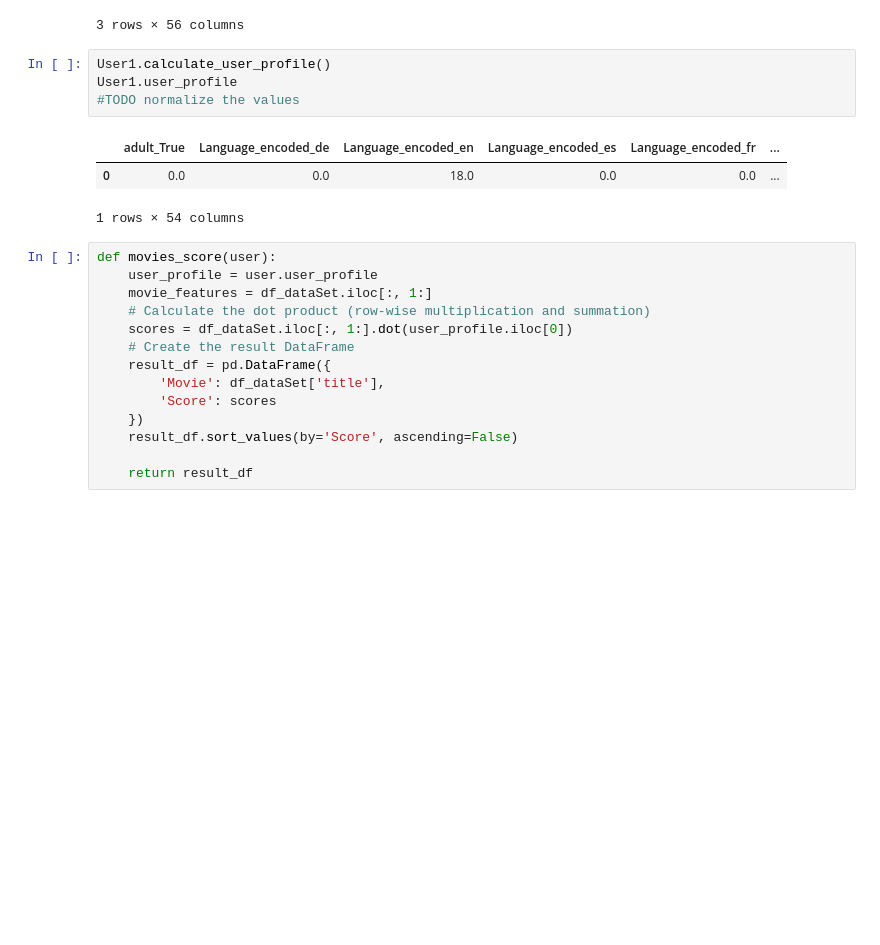
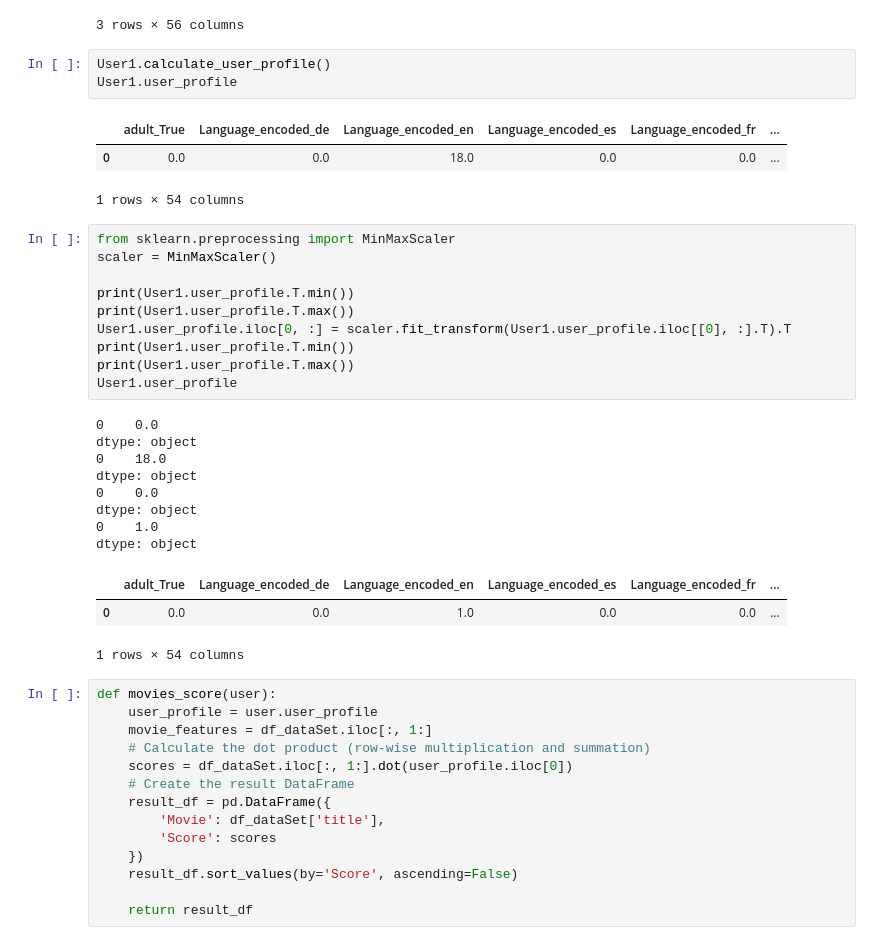
Before and after one commit to XXAnass02XX/Movie-recommandation, a Jupyter notebook: src/recommendation-system/rec.ipynb, the cells around one changed output. Cells and saved outputs as stored; diff of their text form; blank space fills up the shorter version.

```diff
--- a/src/recommendation-system/rec.ipynb
+++ b/src/recommendation-system/rec.ipynb
@@ -31,11 +31,32 @@ User1.watched_movies
 # %%
 User1.calculate_user_profile()
 User1.user_profile
-#TODO normalize the values
 # %% [output]
 |  | adult_True | Language_encoded_de | Language_encoded_en | Language_encoded_es | Language_encoded_fr | ... |
 | 0 | 0.0 | 0.0 | 18.0 | 0.0 | 0.0 | ... |
 1 rows × 54 columns
+# %%
+from sklearn.preprocessing import MinMaxScaler
+scaler = MinMaxScaler()
+
+print(User1.user_profile.T.min())
+print(User1.user_profile.T.max())
+User1.user_profile.iloc[0, :] = scaler.fit_transform(User1.user_profile.iloc[[0], :].T).T
+print(User1.user_profile.T.min())
+print(User1.user_profile.T.max())
+User1.user_profile
+# %% [output]
+0    0.0
+dtype: object
+0    18.0
+dtype: object
+0    0.0
+dtype: object
+0    1.0
+dtype: object
+|  | adult_True | Language_encoded_de | Language_encoded_en | Language_encoded_es | Language_encoded_fr | ... |
+| 0 | 0.0 | 0.0 | 1.0 | 0.0 | 0.0 | ... |
+1 rows × 54 columns
 # %%
 def movies_score(user):
     user_profile = user.user_profile
```
Also changed, not shown: parts of 2 cells of this notebook, 3 other files.
